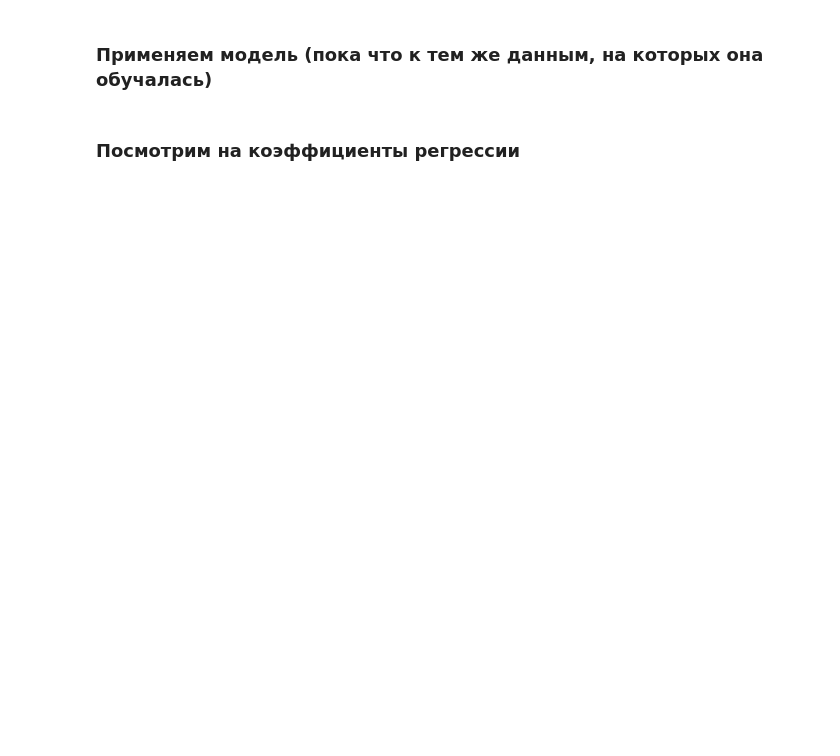
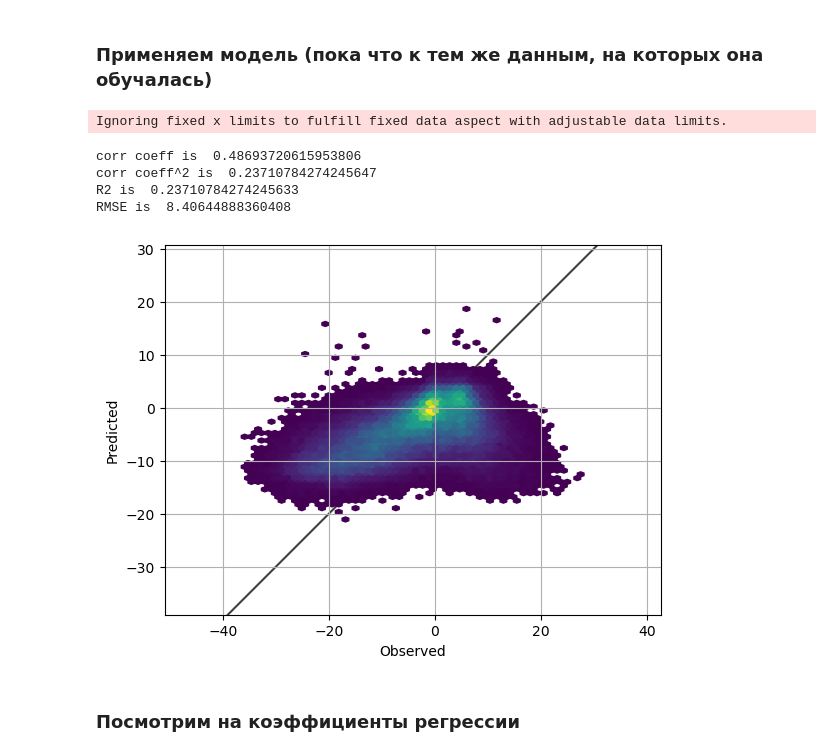
Before and after one commit to mvarentsov/ML4hydromet-2025, a Jupyter notebook: examples/Lect03_LR_real_data.ipynb, the cells around one changed output. Saved outputs shown, nothing was run; the diff lists cells and outputs as text; code cells hidden in the pictures; blank space fills up the shorter version.

```diff
--- a/examples/Lect03_LR_real_data.ipynb
+++ b/examples/Lect03_LR_real_data.ipynb
@@ -17,8 +25,7 @@ df.head()
 # %%
 target = 'ta'
 
-df_Xy = df.copy()
-df_Xy = df_Xy.drop(columns='tg').dropna()
+df_Xy = df.copy().drop(columns=['tg', 'td', 'psl']).dropna()
 
 y = df_Xy[target]
 X = df_Xy.drop(target, axis=1)
@@ -30,32 +56,39 @@ model.fit(X, y)
 # %%
 y_pred = model.predict(X)
 
 plt.figure()
-plt.scatter(y, y_pred)
-#plt.hexbin (y, y_pred, mincnt=1, gridsize=50)
+#plt.scatter(y, y_pred)
+plt.hexbin (y, y_pred, mincnt=1, gridsize=50)
 
 plt.axis('equal')
 ax = plt.gca()
 lims = [
        np.min([ax.get_xlim(), ax.get_ylim()]),  # min of both axes
        np.max([ax.get_xlim(), ax.get_ylim()]),  # max of both axes
        ]
 plt.plot(lims, lims, 'k-', alpha=0.75, zorder=0)
 plt.xlim(lims)
 plt.ylim(lims)
 plt.grid()
 plt.xlabel('Observed')
 plt.ylabel('Predicted')
 
 r = np.corrcoef(y_pred, y)[0,1]
 r2 = r2_score(y, y_pred)
 mse = mean_squared_error(y, y_pred)
 
 print ('corr coeff is ', r)
 print ('corr coeff^2 is ', r**2)
 
 print ('R2 is ', r2)
 print ('RMSE is ', np.sqrt (mse))
+# %% [output]
+Ignoring fixed x limits to fulfill fixed data aspect with adjustable data limits.
+corr coeff is  0.48693720615953806
+corr coeff^2 is  0.23710784274245647
+R2 is  0.23710784274245633
+RMSE is  8.40644888360408
+[figure, added]
 # %% [markdown]
 ### Посмотрим на коэффициенты регрессии
 # %%
```
Also changed, not shown: parts of 9 cells of this notebook, 2 other files.
